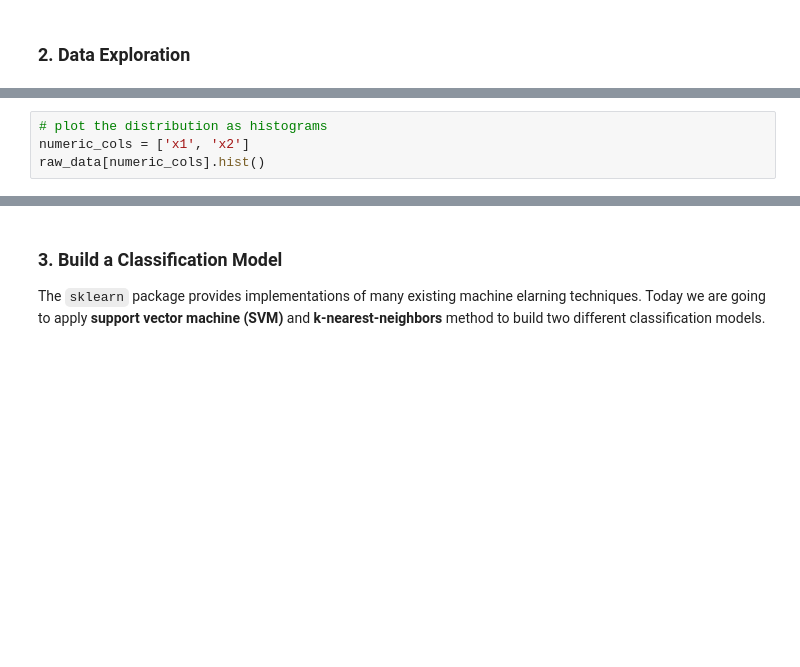
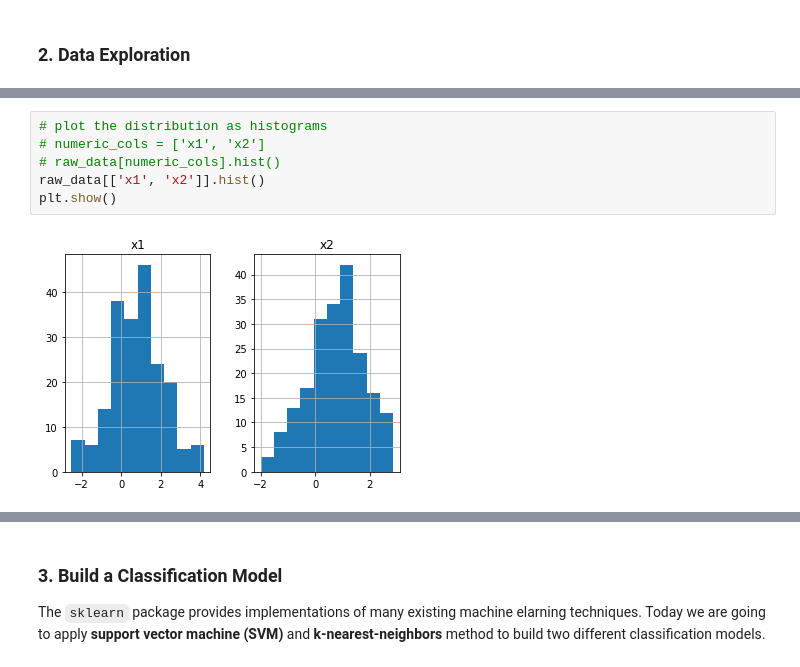
Before and after one commit to ch00226855/CMP414765Spring2022, a Jupyter notebook: Week03_Classification.ipynb, the cells around one changed output, grey strips where cells are left out. Cells and saved outputs as stored; diff of their text form; blank space fills up the shorter version.

```diff
--- a/Week03_Classification.ipynb
+++ b/Week03_Classification.ipynb
@@ -48,7 +78,11 @@ temp.isnull().sum()
 # %%
 # plot the distribution as histograms
-numeric_cols = ['x1', 'x2']
-raw_data[numeric_cols].hist()
+# numeric_cols = ['x1', 'x2']
+# raw_data[numeric_cols].hist()
+raw_data[['x1', 'x2']].hist()
+plt.show()
+# %% [output]
+[figure, added]
 # %%
 # x1, x2 are numeric values. What is the distribution of values?
 
```
Also changed, not shown: parts of 27 cells of this notebook.
